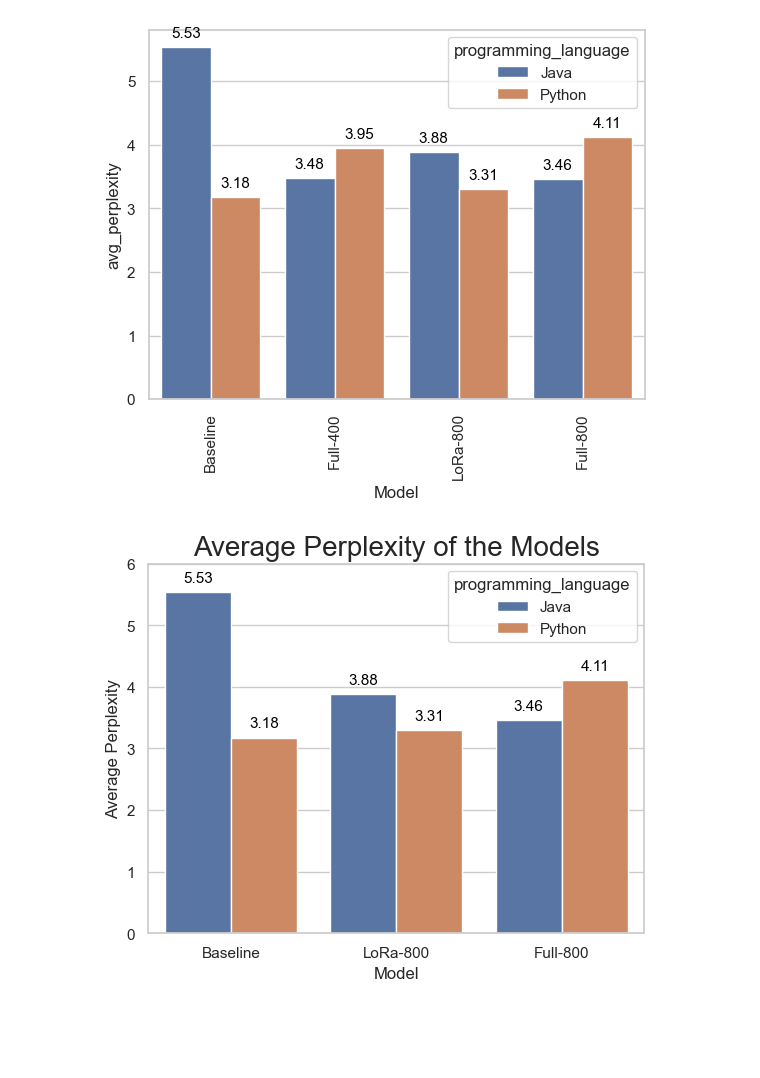
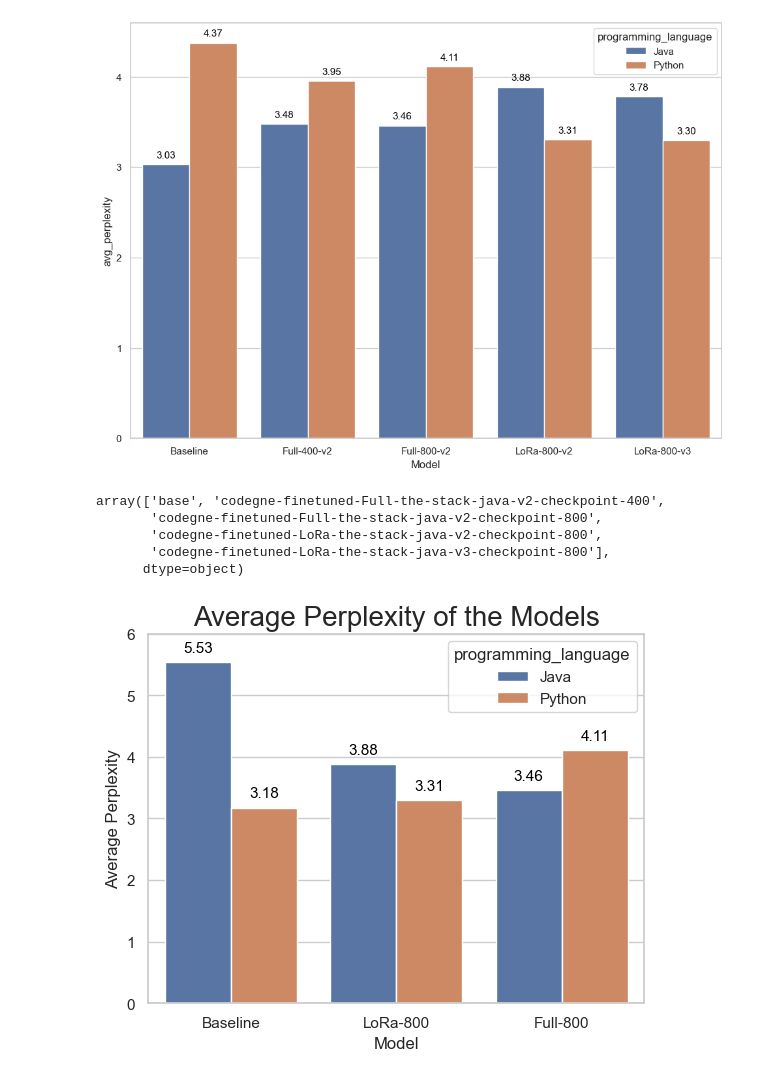
Before and after one commit to ammarnasr/LLM-for-code-intelligence, a Jupyter notebook: Evaluation/Perplexity/demo.ipynb, the cells around one changed output. Drawn from its saved outputs; the diff is of its cells as text; code cells hidden in the pictures; blank space fills up the shorter version.

```diff
--- a/Evaluation/Perplexity/demo.ipynb
+++ b/Evaluation/Perplexity/demo.ipynb
@@ -2,9 +2,10 @@
 import matplotlib.pyplot as plt
 import numpy as np
 import pandas as pd
-import seaborn as sns
 import json
 import os
+import seaborn as sns
+sns.set(rc={'figure.figsize':(11.7,8.27)})
 
 
 # Read the folder names inside the results folder
@@ -65,38 +66,47 @@ df_dict = {
 #group by model and programming language
 df_grouped = df.groupby(['Model', 'programming_language']).mean().reset_index()
 
 #add to df_dict
 df_dict['Model'] = df_grouped['Model']
 df_dict['programming_language'] = df_grouped['programming_language']
 df_dict['avg_perplexity'] = df_grouped['avg_perplexity']
 
 #convert to dataframe
 df = pd.DataFrame(df_dict)
 model_name_dict = {
     'base': 'Baseline',
-    'codegen-Java-Full-checkpoint-400': 'Full-400',
-    'codegen-Java-LoRa-checkpoint-800': 'LoRa-800',
-    'codegne--Java-Full-checkpoint-800': 'Full-800',
+    'codegne-finetuned-Full-the-stack-java-v2-checkpoint-400': 'Full-400-v2',
+    'codegne-finetuned-Full-the-stack-java-v2-checkpoint-800': 'Full-800-v2',
+    'codegne-finetuned-LoRa-the-stack-java-v2-checkpoint-800': 'LoRa-800-v2',
+    'codegne-finetuned-LoRa-the-stack-java-v3-checkpoint-800': 'LoRa-800-v3',
 }
 #rename model names in df
 new_model_names = []
 for model_name in df['Model']:
     new_model_names.append(model_name_dict[model_name])
 df['Model'] = new_model_names
 
 
 # Plot the results
 sns.set_theme(style="whitegrid")
 ax = sns.barplot(x="Model", y="avg_perplexity", hue="programming_language", data=df)
-ax.set_xticklabels(ax.get_xticklabels(), rotation=90)
+ax.set_xticklabels(ax.get_xticklabels(), rotation=0)
 #writing the perplexity values on top of the bars
 for p in ax.patches:
     ax.annotate("%.2f" % p.get_height(), (p.get_x() + p.get_width() / 2., p.get_height()),
         ha='center', va='center', fontsize=11, color='black', xytext=(0, 10),
         textcoords='offset points')
 plt.show()
 # %% [output]
-[figure, old version]
+[figure, new version]
+# %%
+df.Model.unique()
+# %% [output]
+array(['base', 'codegne-finetuned-Full-the-stack-java-v2-checkpoint-400',
+       'codegne-finetuned-Full-the-stack-java-v2-checkpoint-800',
+       'codegne-finetuned-LoRa-the-stack-java-v2-checkpoint-800',
+       'codegne-finetuned-LoRa-the-stack-java-v3-checkpoint-800'],
+      dtype=object)
 # %%
 #drop rows with Full-400 model
 df = df[df['Model'] != 'Full-400']
```
Also changed, not shown: 1 other file.
